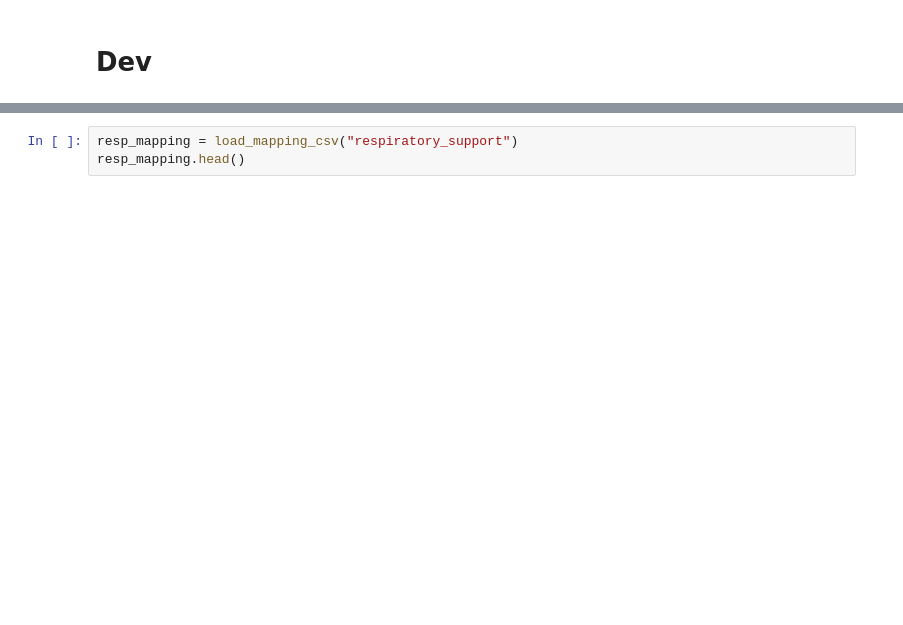
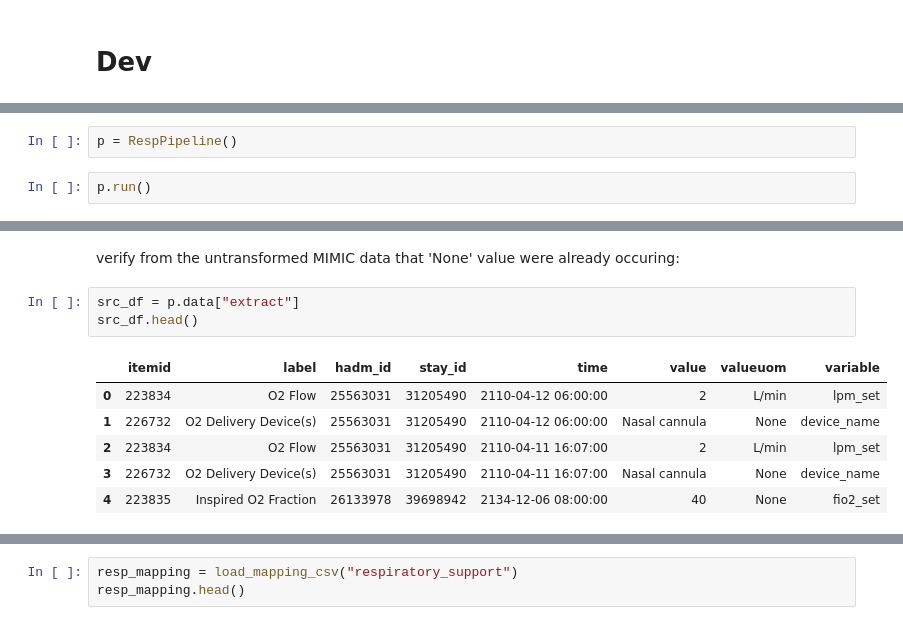
Before and after one commit to oldsandiaz/mimicclif, a Jupyter notebook: notebooks/resp_dev.ipynb, the cells around one changed output, grey strips where cells are left out. Saved outputs shown, nothing was run; the diff lists cells and outputs as text; blank space fills up the shorter version.

Commit message:
major updates in the resp pipeline; marking now-trivial qa to be removed

```diff
--- a/notebooks/resp_dev.ipynb
+++ b/notebooks/resp_dev.ipynb
@@ -168,0 +36,4 @@ so the issue seem to be with only `resp_mapper`
+# %%
+p = RespPipeline()
+# %%
+p.run()
@@ -168,0 +201,12 @@ so the issue seem to be with only `resp_mapper`
+# %% [markdown]
+verify from the untransformed MIMIC data that 'None' value were already occuring:
+# %%
+src_df = p.data["extract"]
+src_df.head()
+# %% [output]
+|  | itemid | label | hadm_id | stay_id | time | value | valueuom | variable |
+| 0 | 223834 | O2 Flow | 25563031 | 31205490 | 2110-04-12 06:00:00 | 2 | L/min | lpm_set |
+| 1 | 226732 | O2 Delivery Device(s) | 25563031 | 31205490 | 2110-04-12 06:00:00 | Nasal cannula | None | device_name |
+| 2 | 223834 | O2 Flow | 25563031 | 31205490 | 2110-04-11 16:07:00 | 2 | L/min | lpm_set |
+| 3 | 226732 | O2 Delivery Device(s) | 25563031 | 31205490 | 2110-04-11 16:07:00 | Nasal cannula | None | device_name |
+| 4 | 223835 | Inspired O2 Fraction | 26133978 | 39698942 | 2134-12-06 08:00:00 | 40 | None | fio2_set |
```
Also changed, not shown: parts of 57 cells of this notebook, 2 other files.
